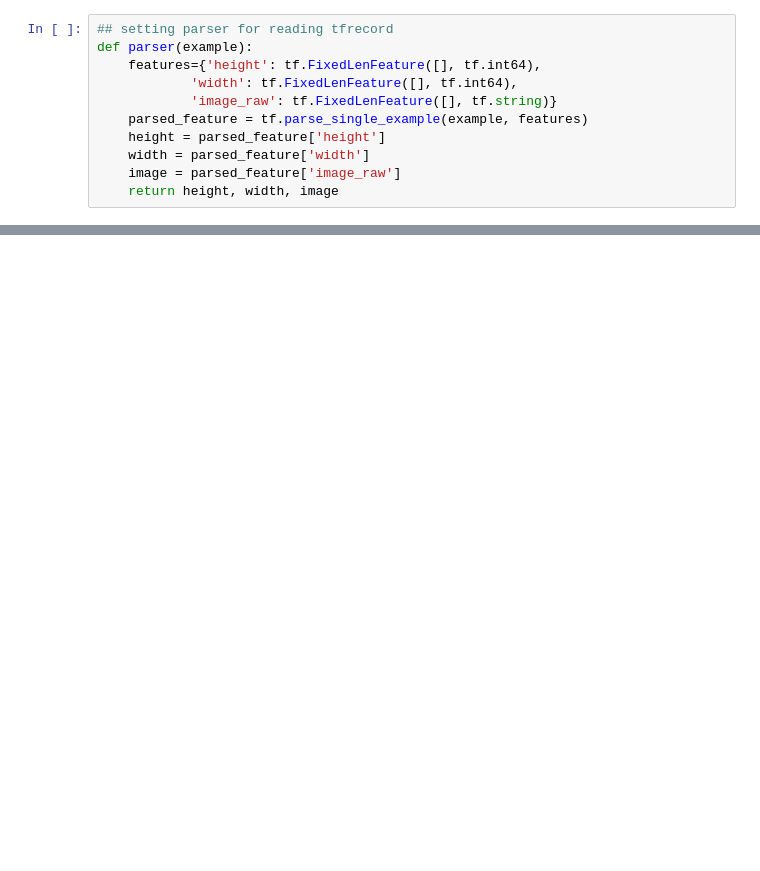
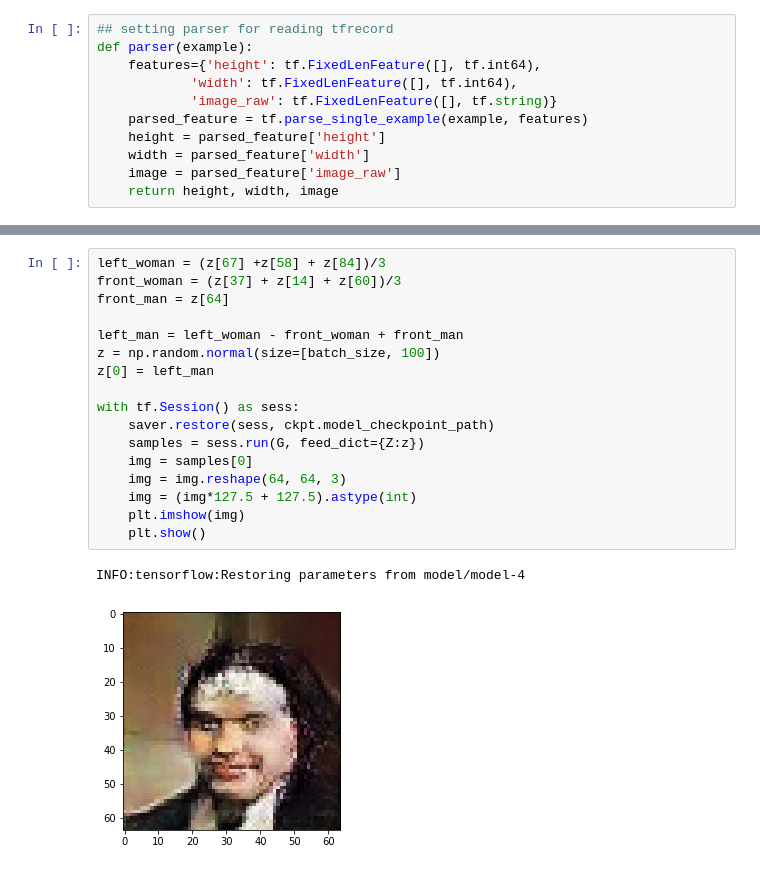
Before and after one commit to kilohotel8/dcgan_tf, a Jupyter notebook: DCGAN_tf.ipynb, the cells around one changed output, grey strips where cells are left out. Cells and saved outputs as stored; diff of their text form; blank space fills up the shorter version.

```diff
--- a/DCGAN_tf.ipynb
+++ b/DCGAN_tf.ipynb
@@ -193,0 +227,20 @@ D_loss: 0.5136121783975764, G_loss: 2.3291053948411453
+# %%
+left_woman = (z[67] +z[58] + z[84])/3
+front_woman = (z[37] + z[14] + z[60])/3
+front_man = z[64]
+
+left_man = left_woman - front_woman + front_man
+z = np.random.normal(size=[batch_size, 100])
+z[0] = left_man
+
+with tf.Session() as sess:
+    saver.restore(sess, ckpt.model_checkpoint_path)
+    samples = sess.run(G, feed_dict={Z:z})
+    img = samples[0]
+    img = img.reshape(64, 64, 3)
+    img = (img*127.5 + 127.5).astype(int)
+    plt.imshow(img)
+    plt.show()
+# %% [output]
+INFO:tensorflow:Restoring parameters from model/model-4
+[figure, added]
```
Also changed, not shown: parts of 6 cells of this notebook.
